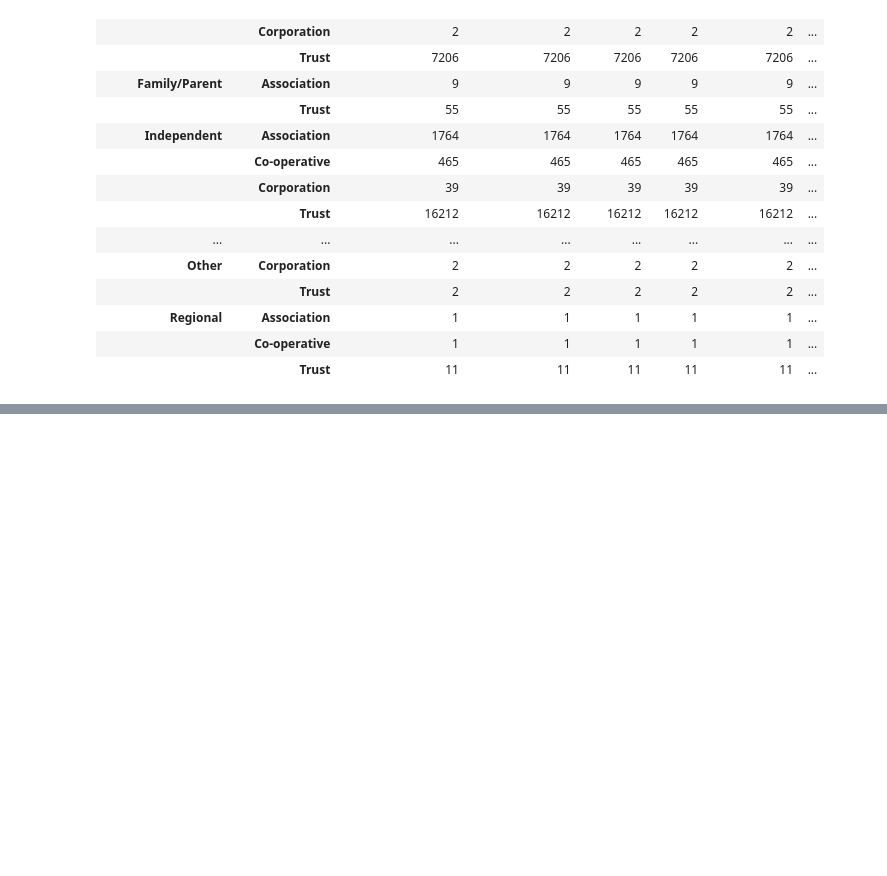
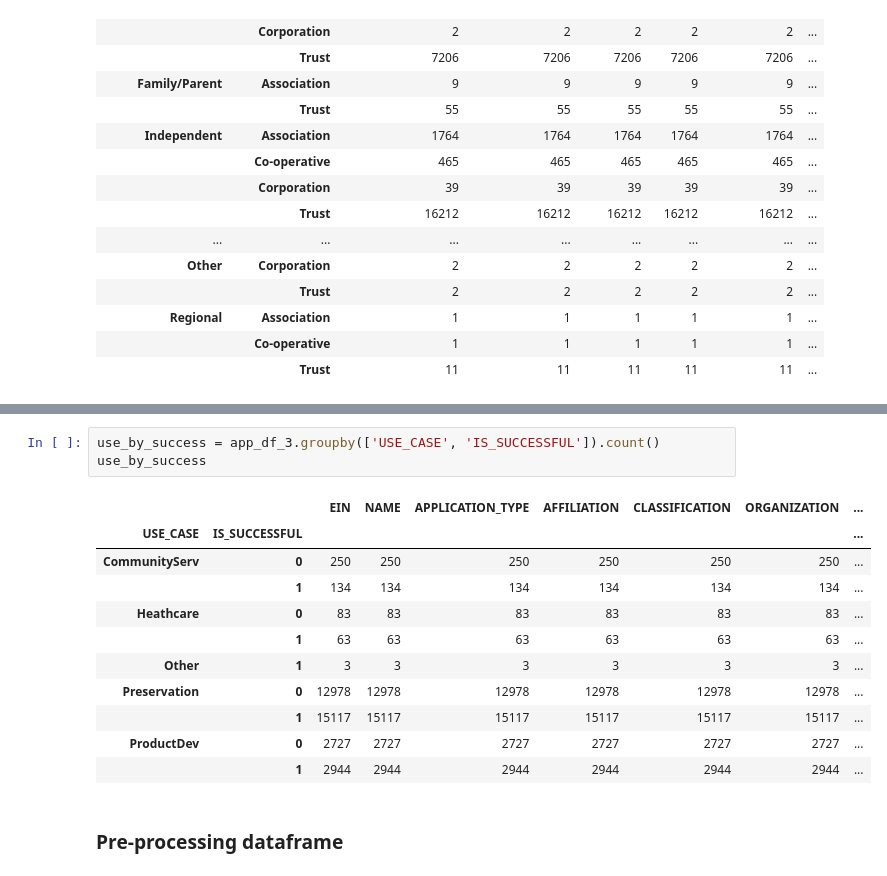
Before and after one commit to juliemcbaker/alphabet_optimization, a Jupyter notebook: AlphabetSoupCharity_Optimization.ipynb, the cells around one changed output, grey strips where cells are left out. Cells and saved outputs as stored; diff of their text form; blank space fills up the shorter version.

```diff
--- a/AlphabetSoupCharity_Optimization.ipynb
+++ b/AlphabetSoupCharity_Optimization.ipynb
@@ -634,0 +730,17 @@ affil_by_orgs
+# %%
+use_by_success = app_df_3.groupby(['USE_CASE', 'IS_SUCCESSFUL']).count()
+use_by_success
+# %% [output]
+|  |  | EIN | NAME | APPLICATION_TYPE | AFFILIATION | CLASSIFICATION | ORGANIZATION | ... |
+| USE_CASE | IS_SUCCESSFUL |  |  |  |  |  |  | ... |
+| CommunityServ | 0 | 250 | 250 | 250 | 250 | 250 | 250 | ... |
+|  | 1 | 134 | 134 | 134 | 134 | 134 | 134 | ... |
+| Heathcare | 0 | 83 | 83 | 83 | 83 | 83 | 83 | ... |
+|  | 1 | 63 | 63 | 63 | 63 | 63 | 63 | ... |
+| Other | 1 | 3 | 3 | 3 | 3 | 3 | 3 | ... |
+| Preservation | 0 | 12978 | 12978 | 12978 | 12978 | 12978 | 12978 | ... |
+|  | 1 | 15117 | 15117 | 15117 | 15117 | 15117 | 15117 | ... |
+| ProductDev | 0 | 2727 | 2727 | 2727 | 2727 | 2727 | 2727 | ... |
+|  | 1 | 2944 | 2944 | 2944 | 2944 | 2944 | 2944 | ... |
+# %% [markdown]
+### Pre-processing dataframe
```
Also changed, not shown: parts of 15 cells of this notebook.
